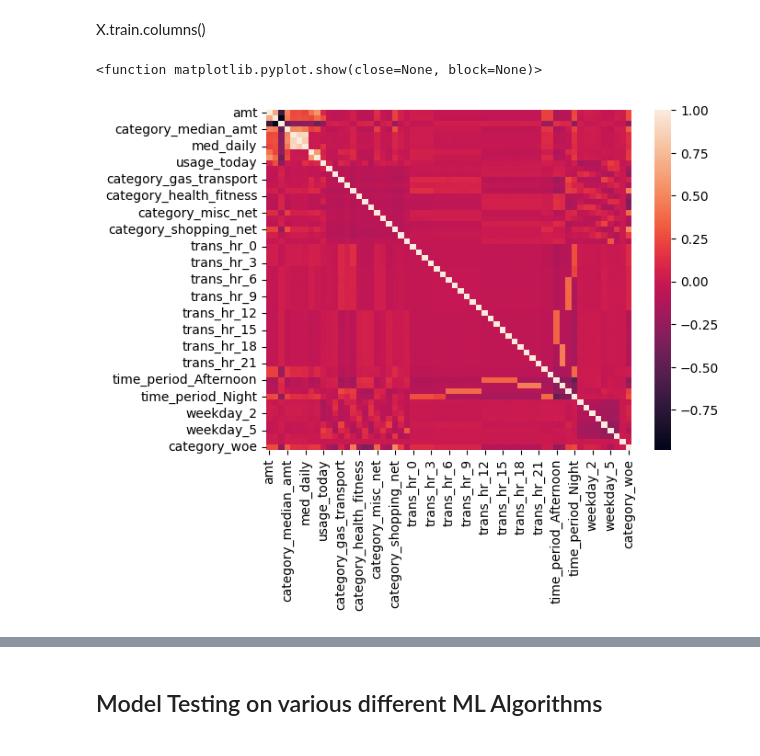
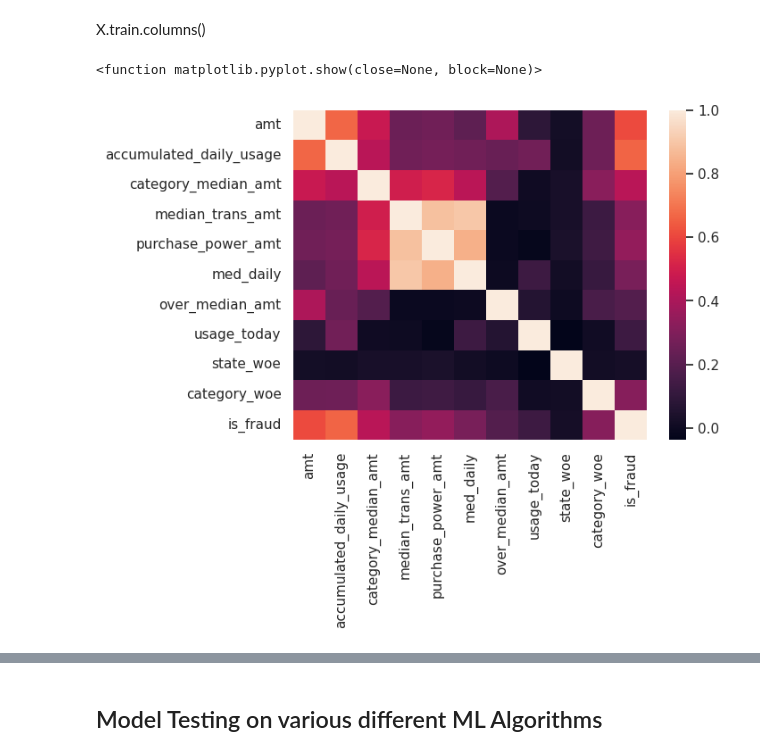
Before and after one commit to nagurao/sharing, a Jupyter notebook: FinalProject-Group4.ipynb, the cells around one changed output, grey strips where cells are left out. Saved outputs shown, nothing was run; the diff lists cells and outputs as text; code cells hidden in the pictures.

```diff
--- a/FinalProject-Group4.ipynb
+++ b/FinalProject-Group4.ipynb
@@ -1163,6 +1529,6 @@ No Null Values found
 # %%
 #Scaling the X_test
-X_test_scaled = data_pipeline.fit_transform(X_test)
+X_test_scaled = data_pipeline_post_feature_engg.transform(X_test)
 X_test = X_test_scaled.copy()
 clean_df(X_test_scaled)
 skim_data(X_test_scaled)
@@ -1337,17 +1567,0 @@ plt.show()
-# %%
-rfe = RFE(estimator=rfc_model, n_features_to_select=25,verbose=1,step=10)
-rfe.fit(X_train,y_train)
-
-selected_features = X.columns[rfe.support_]
-selected_importances = rfc_feature_importance_df[rfc_feature_importance_df['Feature'].isin(selected_features)]
-
-# Sort the DataFrame by importance in descending order
-selected_importances = selected_importances.sort_values(by='Importance', ascending=False)
-
-# Plot the selected feature importances
-plt.figure(figsize=(10, 6))
-plt.barh(selected_importances['Feature'], selected_importances['Importance'])
-plt.xlabel('Importance')
-plt.ylabel('Feature')
-plt.title('Selected Feature Importance Scores by Applying RFE')
-plt.show()
@@ -1499,3 +1588,0 @@ X_test_before_col_drop = X_test.copy()
-# %%
-X_train.drop(columns=columns_to_drop_post_feature_selection,inplace=True,axis=1)
-X_test.drop(columns=columns_to_drop_post_feature_selection,inplace=True,axis=1)
@@ -1510,0 +1589,16 @@ X_train.head()
+# %%
+columns_without_merchant_and_date_time = ['amt','accumulated_daily_usage','category_median_amt','median_trans_amt','purchase_power_amt','med_daily','over_median_amt','usage_today','state_woe','category_woe']
+X_train_for_corr = X_train[columns_without_merchant_and_date_time]
+X_test_for_corr = X_test[columns_without_merchant_and_date_time]
+
+#Combining them back to perform Feature Section, we will keep the X_train, X_test, y_train and y_test as is for further processing.
+X_corr = pd.concat([X_train_for_corr, X_test_for_corr], axis=0)
+y_corr = pd.concat([y_train,y_test], axis=0)
+# Reset the index of the combined dataframe
+X_corr.reset_index(drop=True, inplace=True)
+y_corr.reset_index(drop=True, inplace=True)
+df_corr = pd.concat([X_corr,y_corr],axis=1)
+
+
+sns.heatmap(df_corr.corr())
+plt.show
@@ -1511,8 +1608,8 @@ X_train.head()
 # %% [markdown]
 X.train.columns()
 # %%
-sns.heatmap(X_train.corr())
+sns.heatmap(df_corr.corr())
 plt.show
 # %% [output]
 <function matplotlib.pyplot.show(close=None, block=None)>
-[figure, old version]
+[figure, new version]
```
Also changed, not shown: parts of 76 cells of this notebook, 19 other files.
